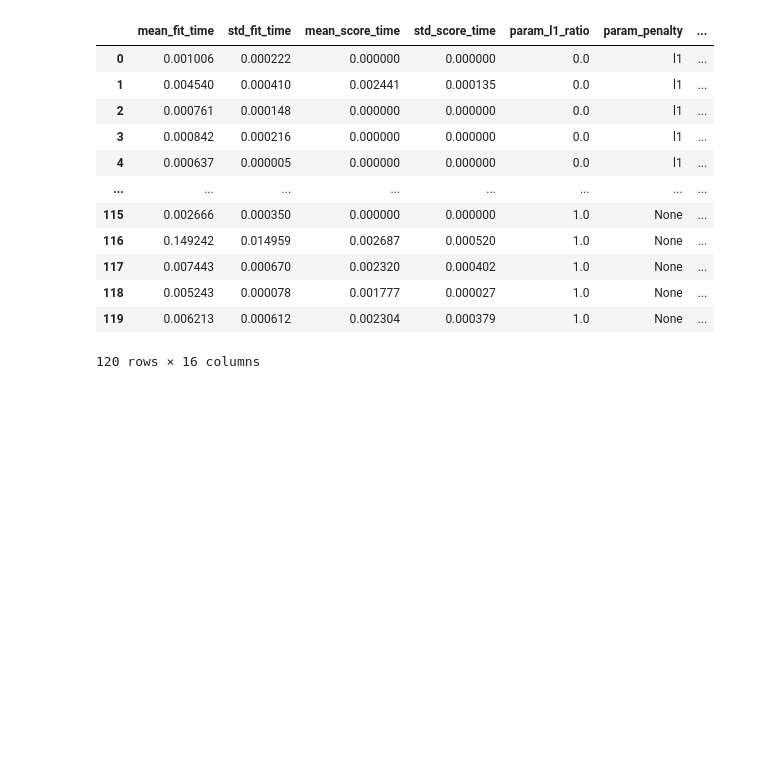
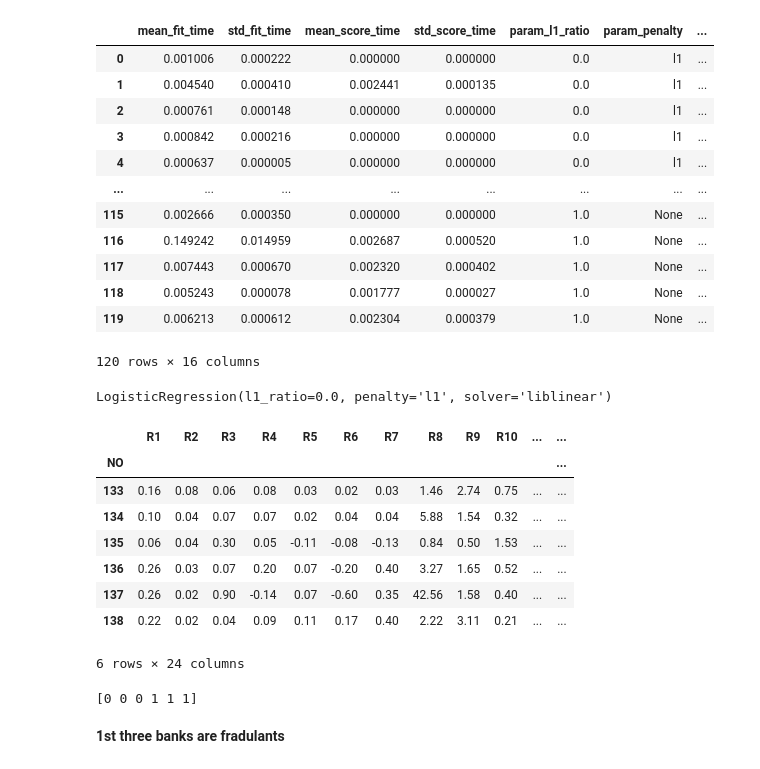
Before and after one commit to darsh996/Practical_Machine_Learning, a Jupyter notebook: Logistic_And_Prediction_Bankruptcy_Data.ipynb, the cells around one changed output. Cells and saved outputs as stored; diff of their text form; code cells hidden in the pictures; blank space fills up the shorter version.

Commit message:
Best Model fitted found fraudulent banks

```diff
--- a/Logistic_And_Prediction_Bankruptcy_Data.ipynb
+++ b/Logistic_And_Prediction_Bankruptcy_Data.ipynb
@@ -115,0 +119,27 @@ pd_cv
+# %%
+bm.fit(X,y)
+# %% [output]
+LogisticRegression(l1_ratio=0.0, penalty='l1', solver='liblinear')
+# %%
+#unlablled Data
+tst = pd.read_csv("testBankruptcy.csv",index_col=0)
+# %%
+tst
+# %% [output]
+|  | R1 | R2 | R3 | R4 | R5 | R6 | R7 | R8 | R9 | R10 | ... | ... |
+| NO |  |  |  |  |  |  |  |  |  |  |  | ... |
+| 133 | 0.16 | 0.08 | 0.06 | 0.08 | 0.03 | 0.02 | 0.03 | 1.46 | 2.74 | 0.75 | ... | ... |
+| 134 | 0.10 | 0.04 | 0.07 | 0.07 | 0.02 | 0.04 | 0.04 | 5.88 | 1.54 | 0.32 | ... | ... |
+| 135 | 0.06 | 0.04 | 0.30 | 0.05 | -0.11 | -0.08 | -0.13 | 0.84 | 0.50 | 1.53 | ... | ... |
+| 136 | 0.26 | 0.03 | 0.07 | 0.20 | 0.07 | -0.20 | 0.40 | 3.27 | 1.65 | 0.52 | ... | ... |
+| 137 | 0.26 | 0.02 | 0.90 | -0.14 | 0.07 | -0.60 | 0.35 | 42.56 | 1.58 | 0.40 | ... | ... |
+| 138 | 0.22 | 0.02 | 0.04 | 0.09 | 0.11 | 0.17 | 0.40 | 2.22 | 3.11 | 0.21 | ... | ... |
+6 rows × 24 columns
+# %%
+#Inferencing : Predicting on unlabelled data
+predictions = bm.predict(tst)
+print(predictions)
+# %% [output]
+[0 0 0 1 1 1]
+# %% [markdown]
+**1st three banks are fradulants**<br>
```
Also changed, not shown: parts of 1 cell of this notebook.
